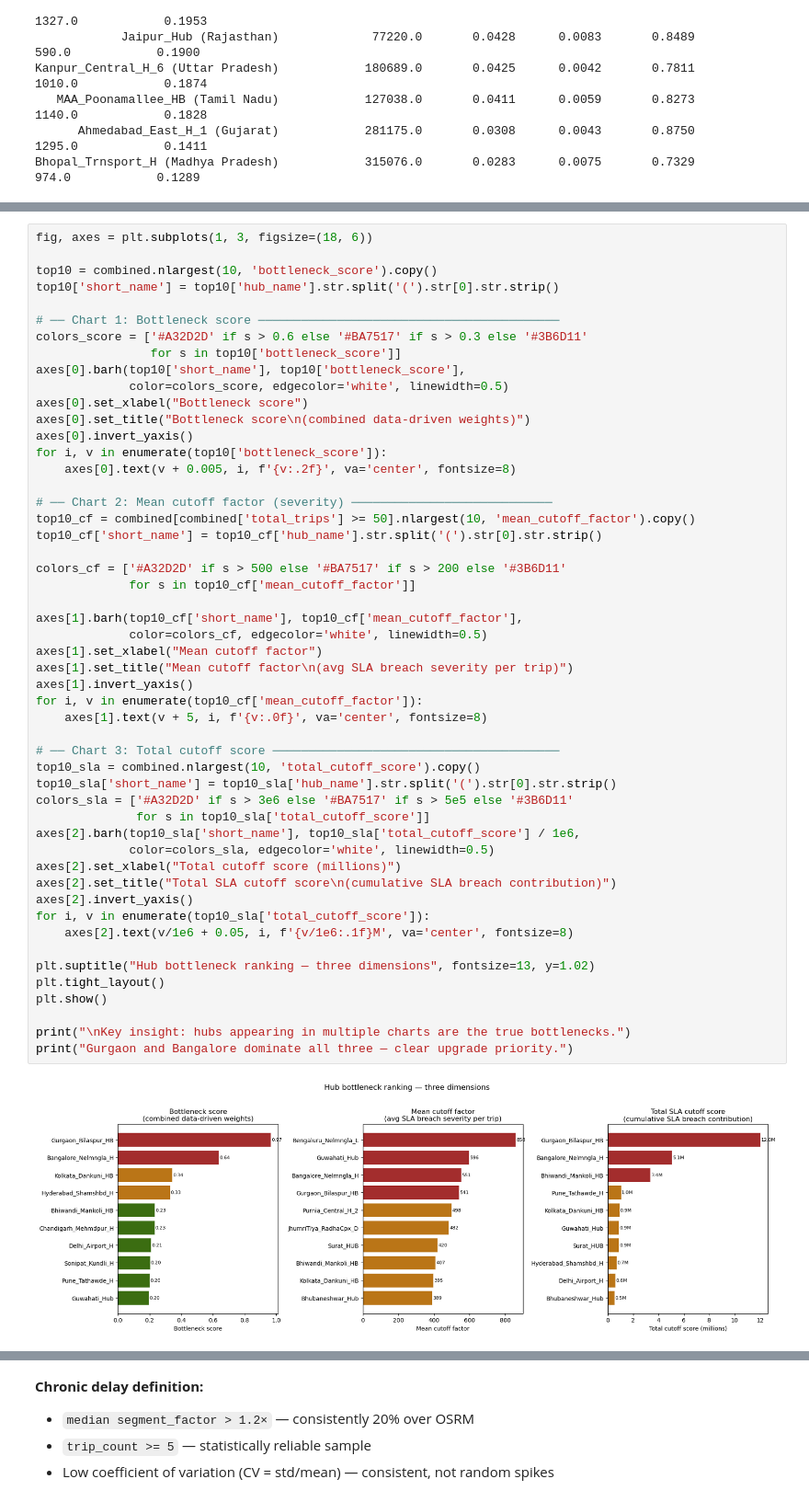
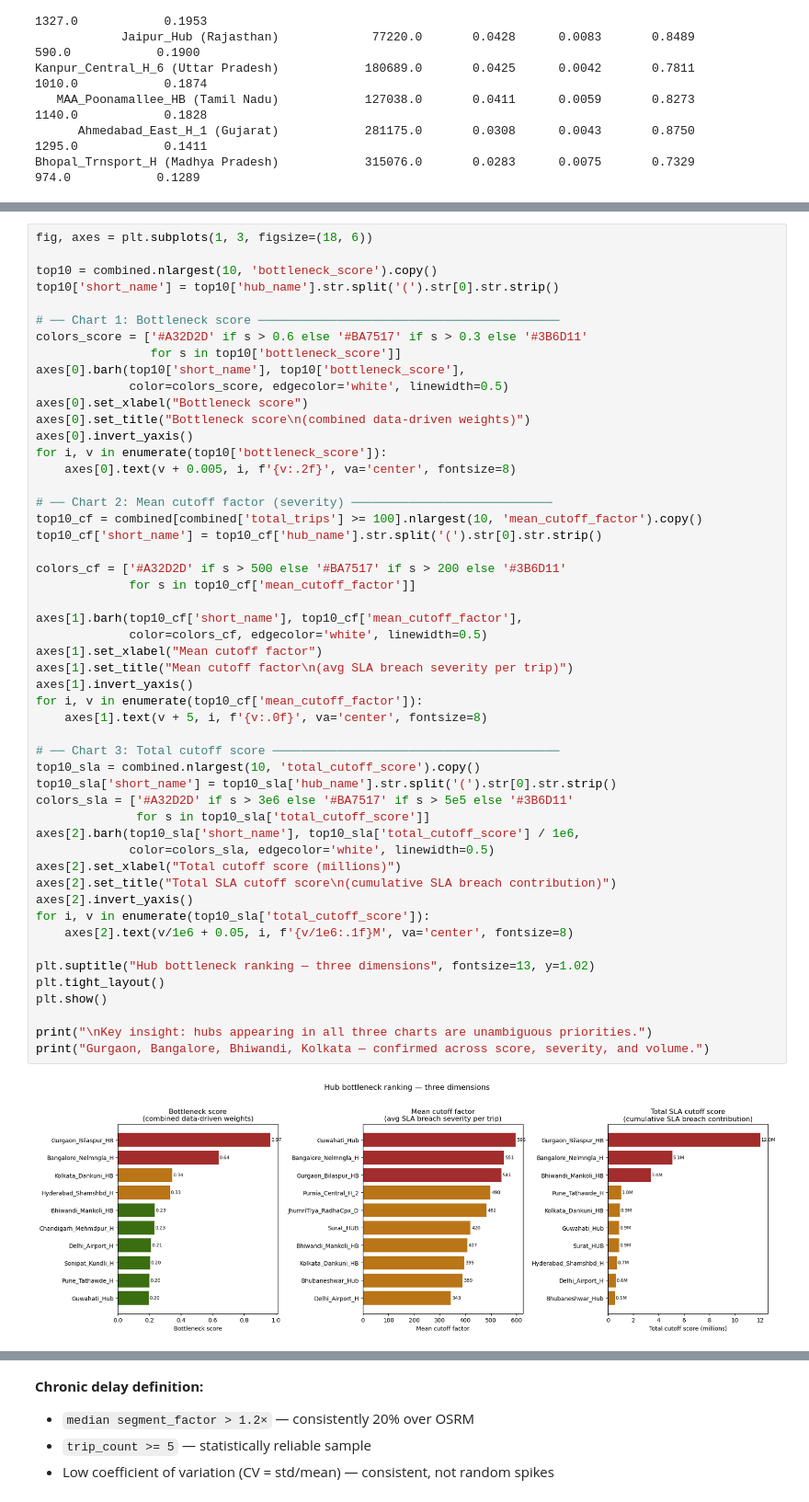
Before and after one commit to gogoi-anuraj/delhivery, a Jupyter notebook: notebooks/bottleneck.ipynb, the cells around one changed output, grey strips where cells are left out. Shown at 92% size. Drawn from its saved outputs; the diff is of its cells as text.

```diff
--- a/notebooks/bottleneck.ipynb
+++ b/notebooks/bottleneck.ipynb
@@ -358,38 +595,38 @@ for i, v in enumerate(top10['bottleneck_score']):
     axes[0].text(v + 0.005, i, f'{v:.2f}', va='center', fontsize=8)
 
 # ── Chart 2: Mean cutoff factor (severity) ────────────────────────────
-top10_cf = combined[combined['total_trips'] >= 50].nlargest(10, 'mean_cutoff_factor').copy()
+top10_cf = combined[combined['total_trips'] >= 100].nlargest(10, 'mean_cutoff_factor').copy()
 top10_cf['short_name'] = top10_cf['hub_name'].str.split('(').str[0].str.strip()
 
 colors_cf = ['#A32D2D' if s > 500 else '#BA7517' if s > 200 else '#3B6D11'
              for s in top10_cf['mean_cutoff_factor']]
 
 axes[1].barh(top10_cf['short_name'], top10_cf['mean_cutoff_factor'],
              color=colors_cf, edgecolor='white', linewidth=0.5)
 axes[1].set_xlabel("Mean cutoff factor")
 axes[1].set_title("Mean cutoff factor\n(avg SLA breach severity per trip)")
 axes[1].invert_yaxis()
 for i, v in enumerate(top10_cf['mean_cutoff_factor']):
     axes[1].text(v + 5, i, f'{v:.0f}', va='center', fontsize=8)
 
 # ── Chart 3: Total cutoff score ────────────────────────────────────────
 top10_sla = combined.nlargest(10, 'total_cutoff_score').copy()
 top10_sla['short_name'] = top10_sla['hub_name'].str.split('(').str[0].str.strip()
 colors_sla = ['#A32D2D' if s > 3e6 else '#BA7517' if s > 5e5 else '#3B6D11'
               for s in top10_sla['total_cutoff_score']]
 axes[2].barh(top10_sla['short_name'], top10_sla['total_cutoff_score'] / 1e6,
              color=colors_sla, edgecolor='white', linewidth=0.5)
 axes[2].set_xlabel("Total cutoff score (millions)")
 axes[2].set_title("Total SLA cutoff score\n(cumulative SLA breach contribution)")
 axes[2].invert_yaxis()
 for i, v in enumerate(top10_sla['total_cutoff_score']):
     axes[2].text(v/1e6 + 0.05, i, f'{v/1e6:.1f}M', va='center', fontsize=8)
 
 plt.suptitle("Hub bottleneck ranking — three dimensions", fontsize=13, y=1.02)
 plt.tight_layout()
 plt.show()
 
-print("\nKey insight: hubs appearing in multiple charts are the true bottlenecks.")
-print("Gurgaon and Bangalore dominate all three — clear upgrade priority.")
+print("\nKey insight: hubs appearing in all three charts are unambiguous priorities.")
+print("Gurgaon, Bangalore, Bhiwandi, Kolkata — confirmed across score, severity, and volume.")
 # %% [output]
-[figure, old version]
+[figure, new version]
```
Also changed, not shown: parts of 21 cells of this notebook, 4 other files.
